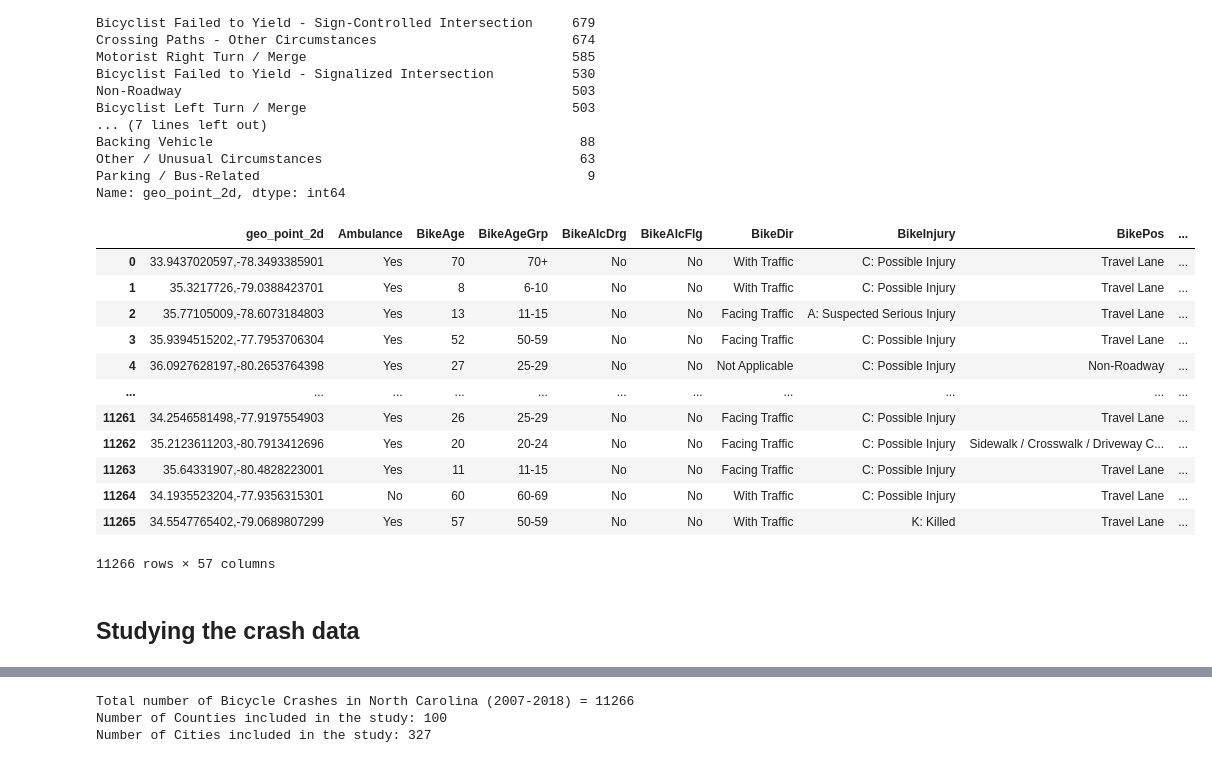
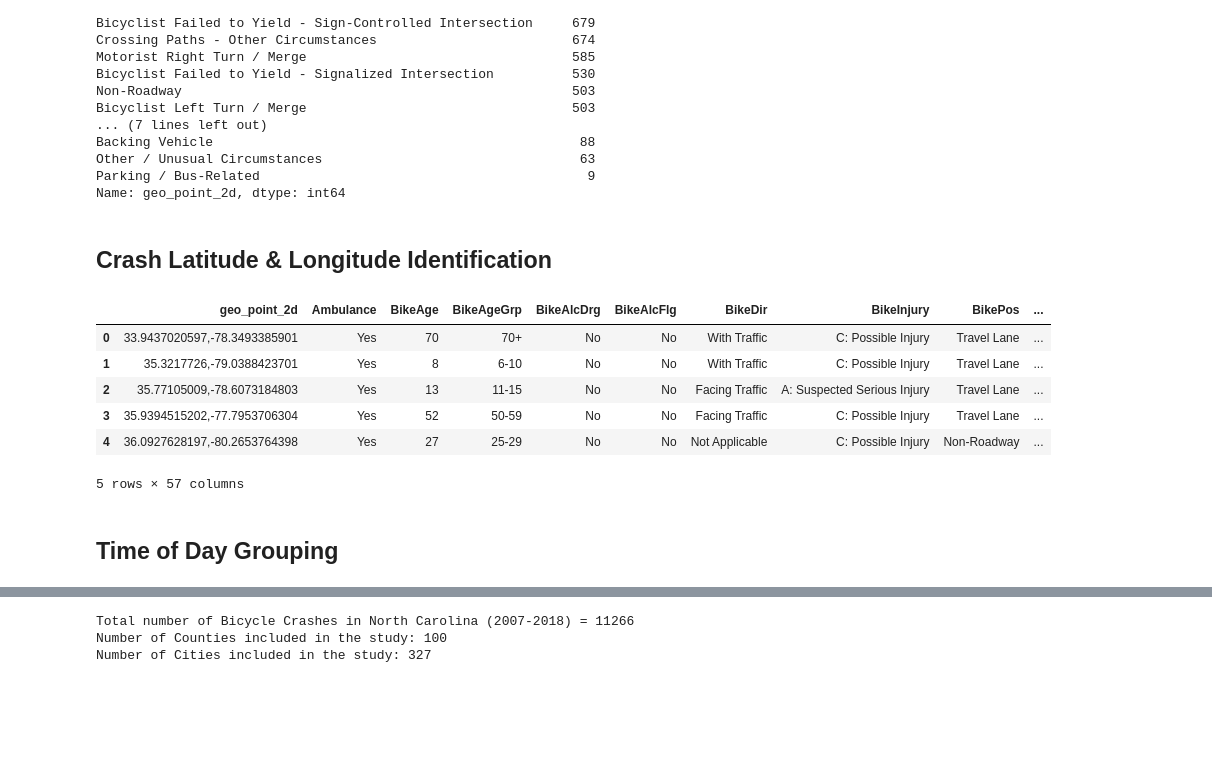
Before and after one commit to waghrayrashi/project-1, a Jupyter notebook: cyclist-analysis.ipynb, the cells around one changed output, grey strips where cells are left out. Drawn from its saved outputs; the diff is of its cells as text; code cells hidden in the pictures; blank space fills up the shorter version.

```diff
--- a/cyclist-analysis.ipynb
+++ b/cyclist-analysis.ipynb
@@ -142,25 +130,21 @@ Backing Vehicle                                               88
 Other / Unusual Circumstances                                 63
 Parking / Bus-Related                                          9
 Name: geo_point_2d, dtype: int64
+# %% [markdown]
+## Crash Latitude & Longitude Identification
 # %%
 # Added 2 columns for latitude and longitude by splitting the "geo_point_2d" column for use in mapping
 # Adding two new columns to the existing dataframe.
 # bydefault splitting is done on the basis of single space.
 crash_data[["Crash Latitude","Crash Longitude"]] = crash_data["geo_point_2d"].str.split(',',expand=True)
-crash_data
+crash_data.head()
 # %% [output]
 |  | geo_point_2d | Ambulance | BikeAge | BikeAgeGrp | BikeAlcDrg | BikeAlcFlg | BikeDir | BikeInjury | BikePos | ... |
 | 0 | 33.9437020597,-78.3493385901 | Yes | 70 | 70+ | No | No | With Traffic | C: Possible Injury | Travel Lane | ... |
 | 1 | 35.3217726,-79.0388423701 | Yes | 8 | 6-10 | No | No | With Traffic | C: Possible Injury | Travel Lane | ... |
 | 2 | 35.77105009,-78.6073184803 | Yes | 13 | 11-15 | No | No | Facing Traffic | A: Suspected Serious Injury | Travel Lane | ... |
 | 3 | 35.9394515202,-77.7953706304 | Yes | 52 | 50-59 | No | No | Facing Traffic | C: Possible Injury | Travel Lane | ... |
 | 4 | 36.0927628197,-80.2653764398 | Yes | 27 | 25-29 | No | No | Not Applicable | C: Possible Injury | Non-Roadway | ... |
-| ... | ... | ... | ... | ... | ... | ... | ... | ... | ... | ... |
-| 11261 | 34.2546581498,-77.9197554903 | Yes | 26 | 25-29 | No | No | Facing Traffic | C: Possible Injury | Travel Lane | ... |
-| 11262 | 35.2123611203,-80.7913412696 | Yes | 20 | 20-24 | No | No | Facing Traffic | C: Possible Injury | Sidewalk / Crosswalk / Driveway C... | ... |
-| 11263 | 35.64331907,-80.4828223001 | Yes | 11 | 11-15 | No | No | Facing Traffic | C: Possible Injury | Travel Lane | ... |
-| 11264 | 34.1935523204,-77.9356315301 | No | 60 | 60-69 | No | No | With Traffic | C: Possible Injury | Travel Lane | ... |
-| 11265 | 34.5547765402,-79.0689807299 | Yes | 57 | 50-59 | No | No | With Traffic | K: Killed | Travel Lane | ... |
-11266 rows × 57 columns
+5 rows × 57 columns
-# %% [markdown]
-## Studying the crash data
+# %% [markdown]
+## Time of Day Grouping
```
Also changed, not shown: parts of 60 cells of this notebook, 22 other files.
